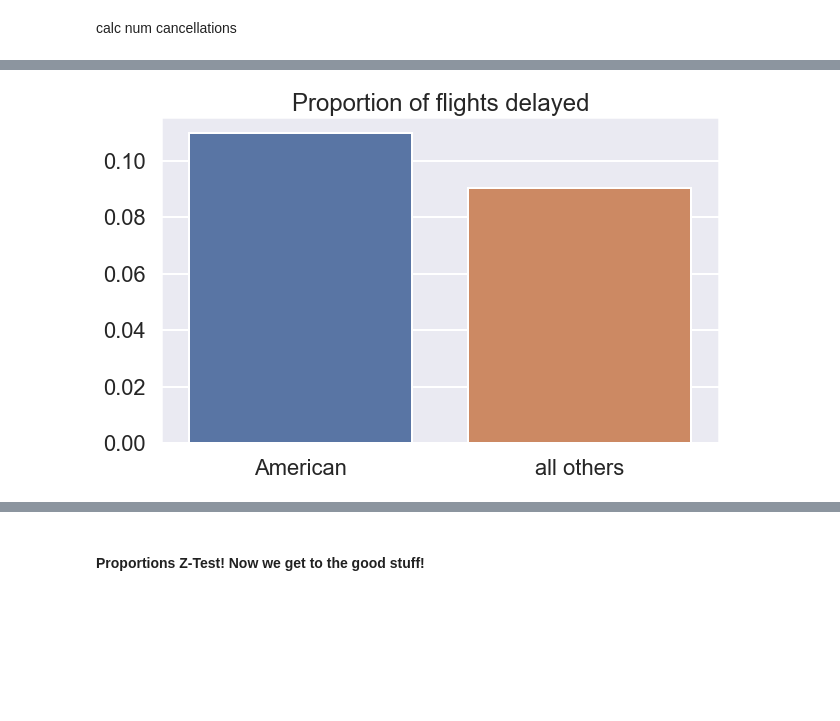
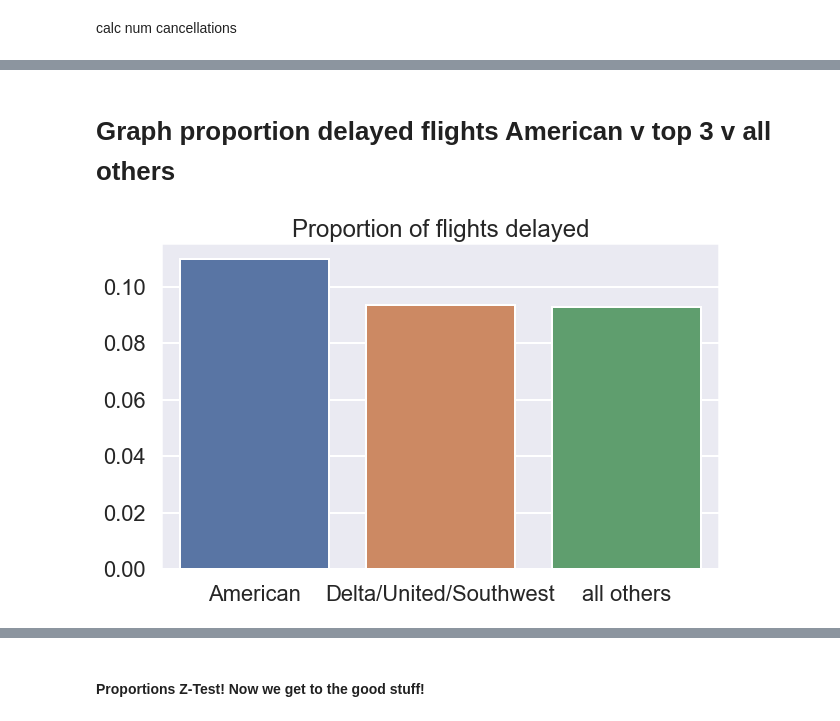
Before and after one commit to Mcllstr/Project_3_T_Testing, a Jupyter notebook: joes_workbook.ipynb, the cells around one changed output, grey strips where cells are left out. Drawn from its saved outputs; the diff is of its cells as text; code cells hidden in the pictures; blank space fills up the shorter version.

Commit message:
everything should be commented in notebokk

```diff
--- a/joes_workbook.ipynb
+++ b/joes_workbook.ipynb
@@ -20,3 +22,17 @@ def CLM_resampler(distribution, sample_size, num_samples):
         sample = np.random.choice(distribution, size=sample_size, replace=True)
         sample_means[idx] = sample.mean()
     return sample_means
+# %%
+def calc_prop(df, prop_type):
+    if prop_type == 'cancelled':
+        df_can = df.loc[(df.CANCELLATION_CODE=='A'),:].shape[0]
+        df_nobs_can = df.shape[0]
+        df_proportion_can = df_can/df_nobs_can
+        return df_proportion_can, df_nobs_can
+    elif prop_type == 'delayed':
+        df_del = df.loc[((df.CARRIER_DELAY>0) & (df.CANCELLED==0)),:].shape[0]
+        df_nobs_del = df.loc[(df.CANCELLED==0),:].shape[0]
+        df_proportion_del = df_del/df_nobs_del
+        return df_proportion_del, df_nobs_del
+    else:
+        return 'input in second argument must be either "cancelled" or "delayed"'
@@ -148,0 +87,10 @@ AA_proportion, top_3_proportion, not_AA_proportion
+# %%
+## proportions are commented out - these will be calculated in the t-test and are not needed.
+AA_prop_delay = calc_prop(AA_df, 'delayed')
+not_AA_prop_delay = calc_prop(not_AA_df, 'delayed')
+top_3_prop_delay = calc_prop(top_3_df, 'delayed')
+not_top_4_prop_delay = calc_prop(not_top_4_df, 'delayed')
+
+plt.figure(figsize=(10,6))
+sns.barplot(['American', 'all others'], [AA_prop_delay[0], not_AA_prop_delay[0]]).set_title('Proportion of flights delayed')
+sns.set(context='poster')
@@ -149,6 +99,9 @@ AA_proportion, top_3_proportion, not_AA_proportion
+# %% [markdown]
+# Graph proportion delayed flights American v top 3 v all others
 # %%
+
 plt.figure(figsize=(10,6))
-sns.barplot(['American', 'all others'], [AA_proportion, not_AA_proportion]).set_title('Proportion of flights delayed')
+sns.barplot(['American', 'Delta/United/Southwest', 'all others'], [AA_prop_delay[0], top_3_prop_delay[0], not_top_4_prop_delay[0]]).set_title('Proportion of flights delayed')
 sns.set(context='poster')
 # %% [output]
-[figure, old version]
+[figure, new version]
```
Also changed, not shown: parts of 37 cells of this notebook, 2 other files.
